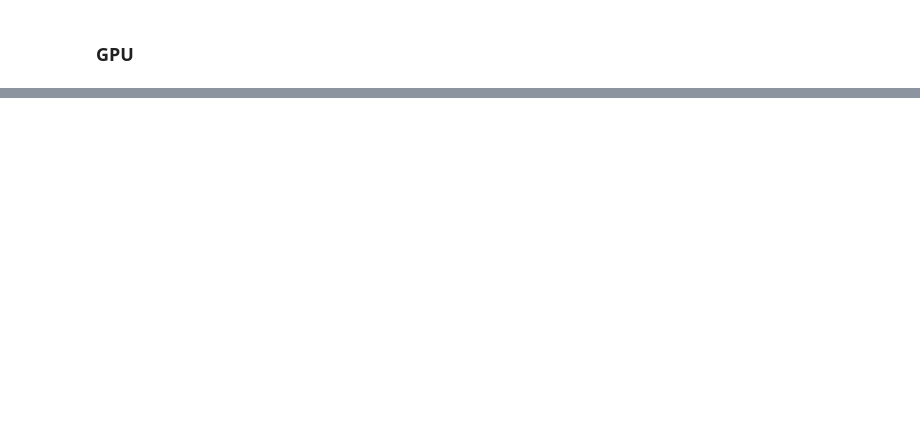
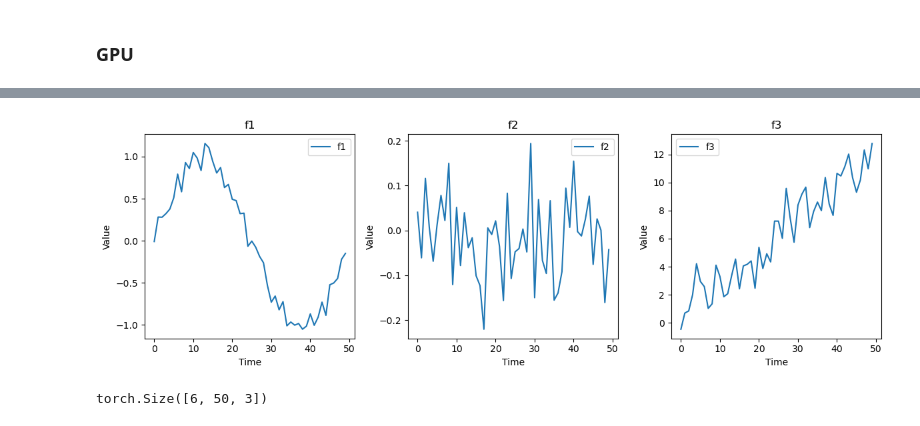
Before and after one commit to BenjaminDeporte/MVA_Stage, a Jupyter notebook: notebooks/Sandbox_training_batch_GP.ipynb, the cells around one changed output, grey strips where cells are left out. Cells and saved outputs as stored; diff of their text form; code cells hidden in the pictures; blank space fills up the shorter version.

Commit message:
sandbox batch GPs, 2

```diff
--- a/notebooks/Sandbox_training_batch_GP.ipynb
+++ b/notebooks/Sandbox_training_batch_GP.ipynb
@@ -206,15 +52,0 @@ class ExactGPModel(gpytorch.models.ExactGP):
-# %%
-if torch.cuda.is_available():
-    device = torch.device('cuda')
-    dtype = torch.cuda.FloatTensor
-else:
-    device = torch.device('cpu')
-    dtype = torch.FloatTensor
-
-print(f"Using {device}")
-
-torch.set_default_dtype(torch.float64)
-
-if device.type == 'cuda':
-    print('GPU Name:', torch.cuda.get_device_name(0))
-    print('Total GPU Memory:', round(torch.cuda.get_device_properties(0).total_memory/1024**3,1), 'GB')
@@ -468,0 +57,52 @@ Negative Log Marginal Likelihood (lower is better): 1.20
+# %%
+# toy functions
+
+def f1(noise=0.1):
+    x = torch.linspace(0.0, T-1, steps=T).to(device=device)
+    y = torch.sin(2*torch.pi*x / T) + torch.randn(T, device=device) * noise
+    return y
+
+def f2(noise=0.1):
+    y = torch.randn(T, device=device) * noise
+    return y
+
+def f3(noise=1.0, slope=0.25):
+    x = torch.linspace(0.0, T-1, steps=T).to(device=device)
+    y = slope * x + torch.randn(T, device=device) * noise
+    return y
+# %%
+fig, ax = plt.subplots(1, 3, figsize=(12, 4))
+ax[0].plot(f1().cpu(), label='f1')
+ax[0].set_title('f1')
+ax[1].plot(f2().cpu(), label='f2')
+ax[1].set_title('f2')
+ax[2].plot(f3().cpu(), label='f3')
+ax[2].set_title('f3')
+for a in ax:
+    a.legend()
+    a.set_xlabel('Time')
+    a.set_ylabel('Value')
+plt.tight_layout()
+plt.show()
+# %% [output]
+[figure, added]
+# %%
+# generate batch of data
+B = 6 # batch size
+
+# ---- ATTENTION ----
+
+# LA DIMENSION DU BATCH EST SUR LE PREMIER AXE POUR L'ENTRAINEMENT DES PG !
+# C'est souvent l'inverse pour les entrainements de LSTM...
+
+#--------------------
+
+big_batch = torch.zeros(B,T,3).to(device=device)
+for i in range(B):
+    big_batch[i,:,0] = f1()
+    big_batch[i,:,1] = f2()
+    big_batch[i,:,2] = f3()
+
+big_batch.size()  # B x T x N
+# %% [output]
+torch.Size([6, 50, 3])
```
Also changed, not shown: parts of 48 cells of this notebook.
